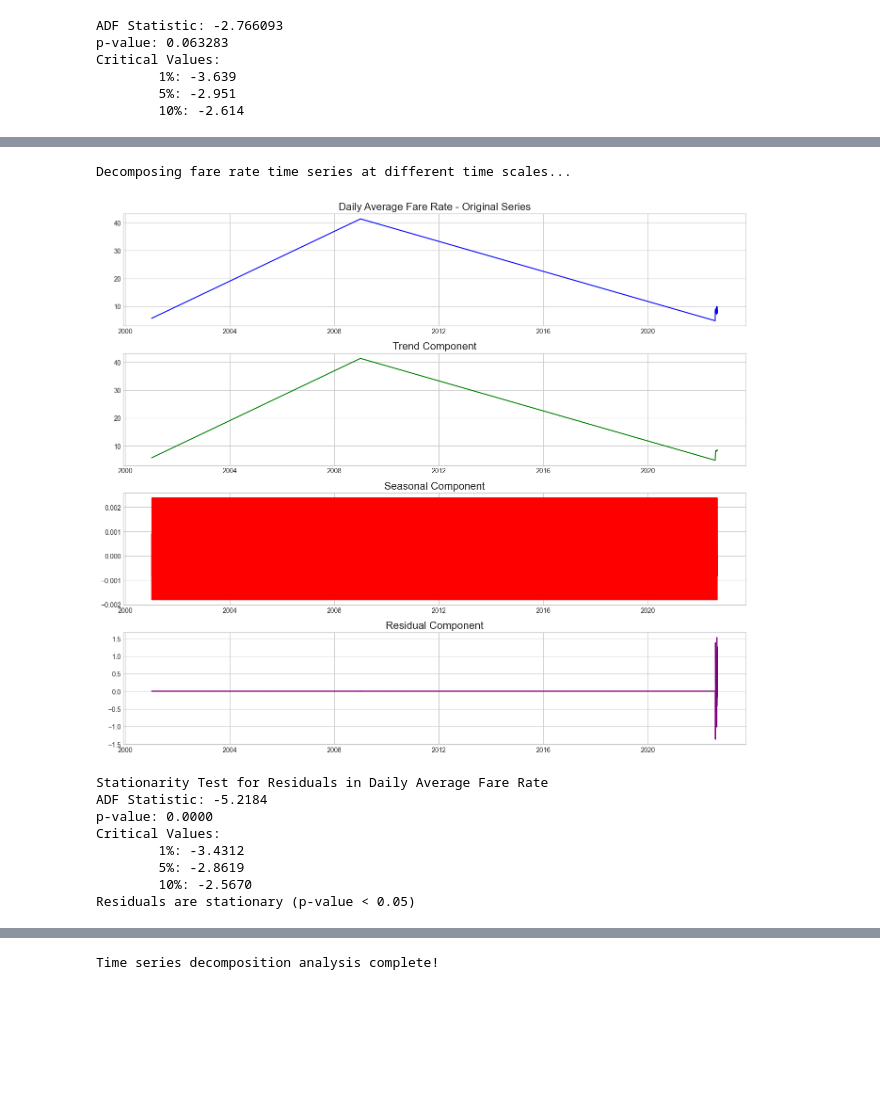
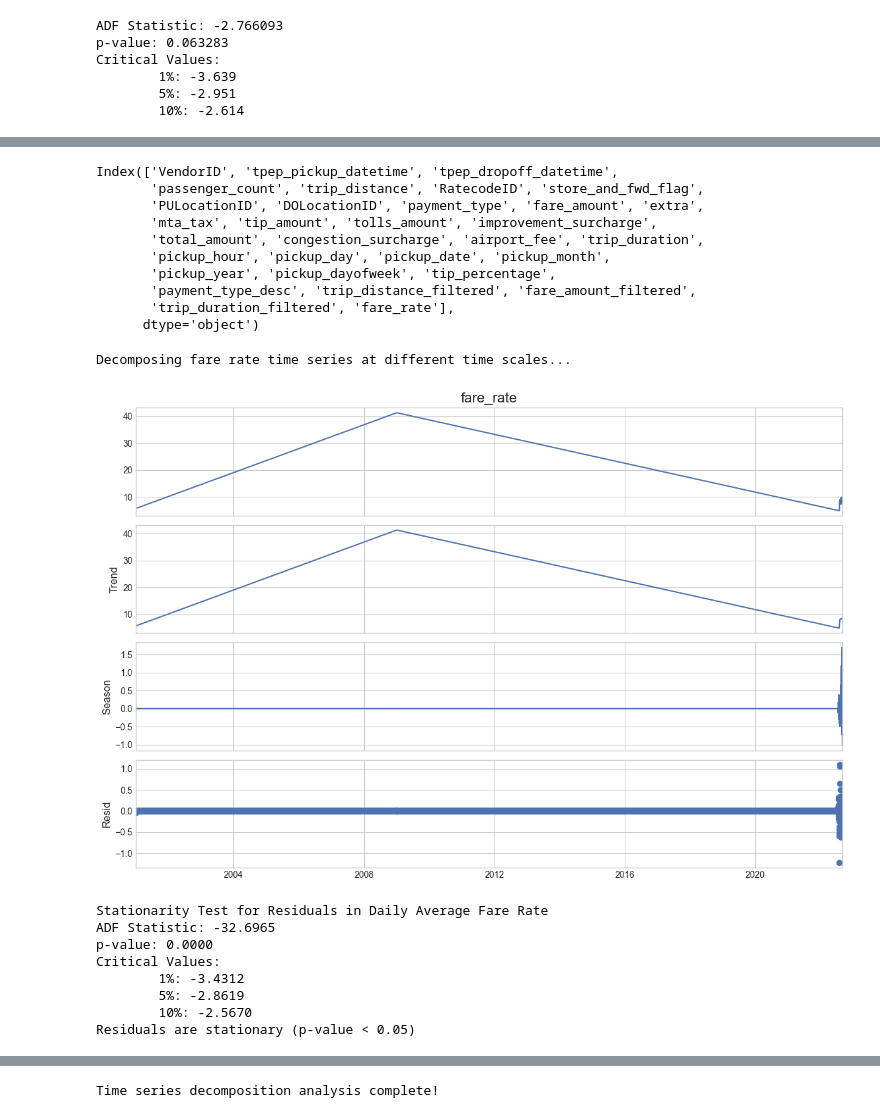
Before and after one commit to tanmayrainanda/baby-driver, a Jupyter notebook: stationarity.ipynb, the cells around one changed output, grey strips where cells are left out. Saved outputs shown, nothing was run; the diff lists cells and outputs as text; code cells hidden in the pictures; blank space fills up the shorter version.

Commit message:
bakwas krdi lol. changed seasonal_decompose to loess oe STL

```diff
--- a/stationarity.ipynb
+++ b/stationarity.ipynb
@@ -134,6 +108,7 @@ plt.show()
 # %%
 df['fare_rate'] = df['fare_amount'] / df['trip_distance']
 df['fare_rate'] = df['fare_rate'].replace([np.inf, -np.inf], np.nan).fillna(df['fare_rate'].median())
+print(df.columns)
 
 # Ensure data is sorted by datetime
 df['tpep_pickup_datetime'] = pd.to_datetime(df['tpep_pickup_datetime'])
@@ -182,35 +157,34 @@ def decompose_and_plot(time_series, title, period=None):
     filled_series = time_series.interpolate()
 
     # Perform seasonal decomposition
-    decomposition = seasonal_decompose(
-        filled_series,
-        model='additive',
-        period=period
-    )
+    decomposition = STL(
+        filled_series
+    ).fit()
 
-    # Plot decomposition
-    fig, axes = plt.subplots(4, 1, figsize=(14, 12))
+    # # Plot decomposition
+    # fig, axes = plt.subplots(4, 1, figsize=(14, 12))
 
-    # Original series
-    axes[0].plot(filled_series, color='blue')
-    axes[0].set_title(f'{title} - Original Series')
-    axes[0].grid(True)
+    # # Original series
+    # axes[0].plot(filled_series, color='blue')
+    # axes[0].set_title(f'{title} - Original Series')
+    # axes[0].grid(True)
 
-    # Trend component
-    axes[1].plot(decomposition.trend, color='green')
-    axes[1].set_title('Trend Component')
-    axes[1].grid(True)
+    # # Trend component
+    # axes[1].plot(decomposition.trend, color='green')
+    # axes[1].set_title('Trend Component')
+    # axes[1].grid(True)
 
-    # Seasonal component
-    axes[2].plot(decomposition.seasonal, color='red')
-    axes[2].set_title('Seasonal Component')
-    axes[2].grid(True)
+    # # Seasonal component
+    # axes[2].plot(decomposition.seasonal, color='red')
+    # axes[2].set_title('Seasonal Component')
+    # axes[2].grid(True)
 
-    # Residual component
-    axes[3].plot(decomposition.resid, color='purple')
-    axes[3].set_title('Residual Component')
-    axes[3].grid(True)
+    # # Residual component
+    # axes[3].plot(decomposition.resid, color='purple')
+    # axes[3].set_title('Residual Component')
+    # axes[3].grid(True)
 
+    decomposition.plot()
     plt.tight_layout()
     plt.show()
 
@@ -244,40 +218,50 @@ hourly_decomp = decompose_and_plot(hourly_fare_rate, "Hourly Average Fare Rate",
 
 # Weekly decomposition
 weekly_decomp = decompose_and_plot(weekly_fare_rate, "Weekly Average Fare Rate", period=52)
 
 # Monthly decomposition
 monthly_decomp = decompose_and_plot(monthly_fare_rate, "Monthly Average Fare Rate", period=12)
 
 # Additional analysis: Fare rate by hour of day
 fare_by_hour = df.groupby('pickup_hour')['fare_rate'].mean()
 
 plt.figure(figsize=(12, 6))
 sns.barplot(x=fare_by_hour.index, y=fare_by_hour.values)
 plt.title('Average Fare Rate by Hour of Day')
 plt.xlabel('Hour of Day')
 plt.ylabel('Average Fare Rate ($/mile)')
 plt.xticks(range(0, 24))
 plt.grid(True, axis='y')
 plt.show()
 
 # Fare rate vs. trip distance
 plt.figure(figsize=(12, 6))
 plt.scatter(df['trip_distance'], df['fare_rate'], alpha=0.3)
 plt.title('Fare Rate vs. Trip Distance')
 plt.xlabel('Trip Distance (miles)')
 plt.ylabel('Fare Rate ($/mile)')
 plt.grid(True)
 plt.show()
 
 print("Time series decomposition analysis complete!")
 # %% [output]
-Decomposing fare rate time series at different time scales...
+Index(['VendorID', 'tpep_pickup_datetime', 'tpep_dropoff_datetime',
+       'passenger_count', 'trip_distance', 'RatecodeID', 'store_and_fwd_flag',
+       'PULocationID', 'DOLocationID', 'payment_type', 'fare_amount', 'extra',
+       'mta_tax', 'tip_amount', 'tolls_amount', 'improvement_surcharge',
+       'total_amount', 'congestion_surcharge', 'airport_fee', 'trip_duration',
+       'pickup_hour', 'pickup_day', 'pickup_date', 'pickup_month',
+       'pickup_year', 'pickup_dayofweek', 'tip_percentage',
+       'payment_type_desc', 'trip_distance_filtered', 'fare_amount_filtered',
+       'trip_duration_filtered', 'fare_rate'],
+      dtype='object')
+Decomposing fare rate time series at different time scales...
-[figure, old version]
+[figure, new version]
-Stationarity Test for Residuals in Daily Average Fare Rate
-ADF Statistic: -5.2184
-p-value: 0.0000
-Critical Values:
-        1%: -3.4312
-        5%: -2.8619
-        10%: -2.5670
-Residuals are stationary (p-value < 0.05)
+Stationarity Test for Residuals in Daily Average Fare Rate
+ADF Statistic: -32.6965
+p-value: 0.0000
+Critical Values:
+        1%: -3.4312
+        5%: -2.8619
+        10%: -2.5670
+Residuals are stationary (p-value < 0.05)
@@ -313,4 +297,4 @@ Residuals are stationary (p-value < 0.05)
-Time series decomposition analysis complete!
+Time series decomposition analysis complete!
 # %%
 df_2022['fare_rate'] = df_2022['fare_amount'] / df_2022['trip_distance']
 df_2022['fare_rate'] = df_2022['fare_rate'].replace([np.inf, -np.inf], np.nan).fillna(df_2022['fare_rate'].median())
```
Also changed, not shown: parts of 8 cells of this notebook.
